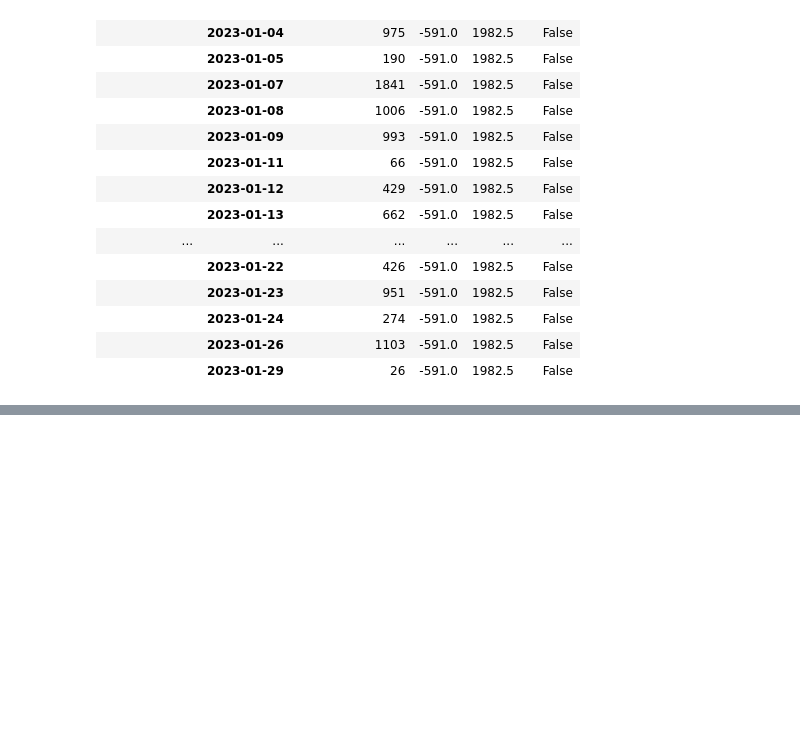
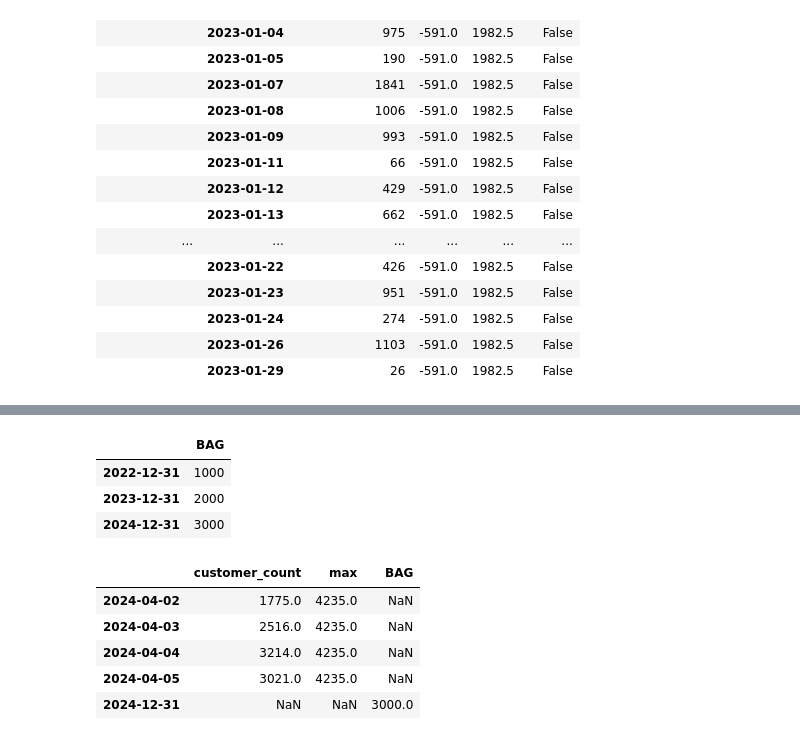
Before and after one commit to DagalSV/clone_BigData_2024, a Jupyter notebook: pandas_task_2.ipynb, the cells around one changed output, grey strips where cells are left out. Drawn from its saved outputs; the diff is of its cells as text; code cells hidden in the pictures; blank space fills up the shorter version.

```diff
--- a/pandas_task_2.ipynb
+++ b/pandas_task_2.ipynb
@@ -309,0 +333,4 @@ daily_data.head(20)
+# %%
+year_groupped_df = all_df.groupby([lambda x: x.year])
+all_df['max'] = year_groupped_df['customer_count'].transform(lambda x: x.max())
+all_df.head()
@@ -309,0 +345,21 @@ daily_data.head(20)
+# %%
+data = [1000, 2000, 3000]
+idx = pd.date_range(start='2022-01-01', end='2025-01-01', freq='A')
+BAG = pd.DataFrame(data, index=idx, columns=['BAG'])
+BAG.head()
+# %% [output]
+|  | BAG |
+| 2022-12-31 | 1000 |
+| 2023-12-31 | 2000 |
+| 2024-12-31 | 3000 |
+# %%
+combined = pd.concat([all_df, BAG], axis=0)
+combined = combined.sort_index(axis=0)
+combined.tail()
+# %% [output]
+|  | customer_count | max | BAG |
+| 2024-04-02 | 1775.0 | 4235.0 | NaN |
+| 2024-04-03 | 2516.0 | 4235.0 | NaN |
+| 2024-04-04 | 3214.0 | 4235.0 | NaN |
+| 2024-04-05 | 3021.0 | 4235.0 | NaN |
+| 2024-12-31 | NaN | NaN | 3000.0 |
```
Also changed, not shown: parts of 2 cells of this notebook.
